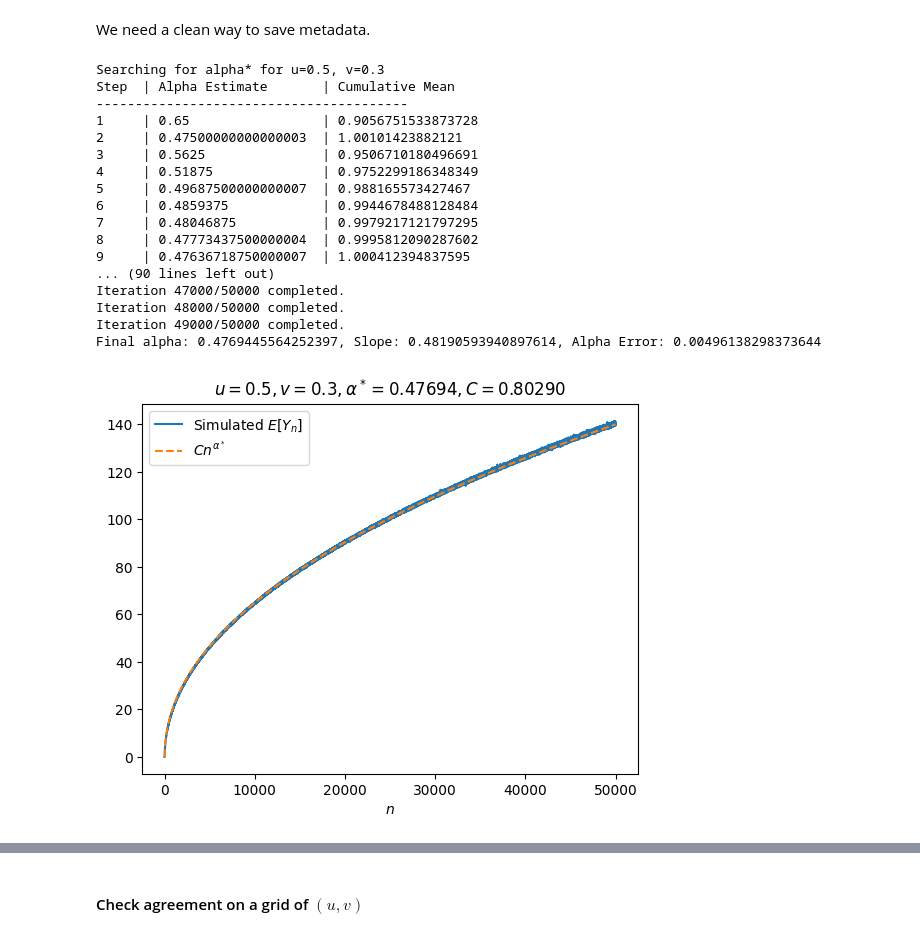
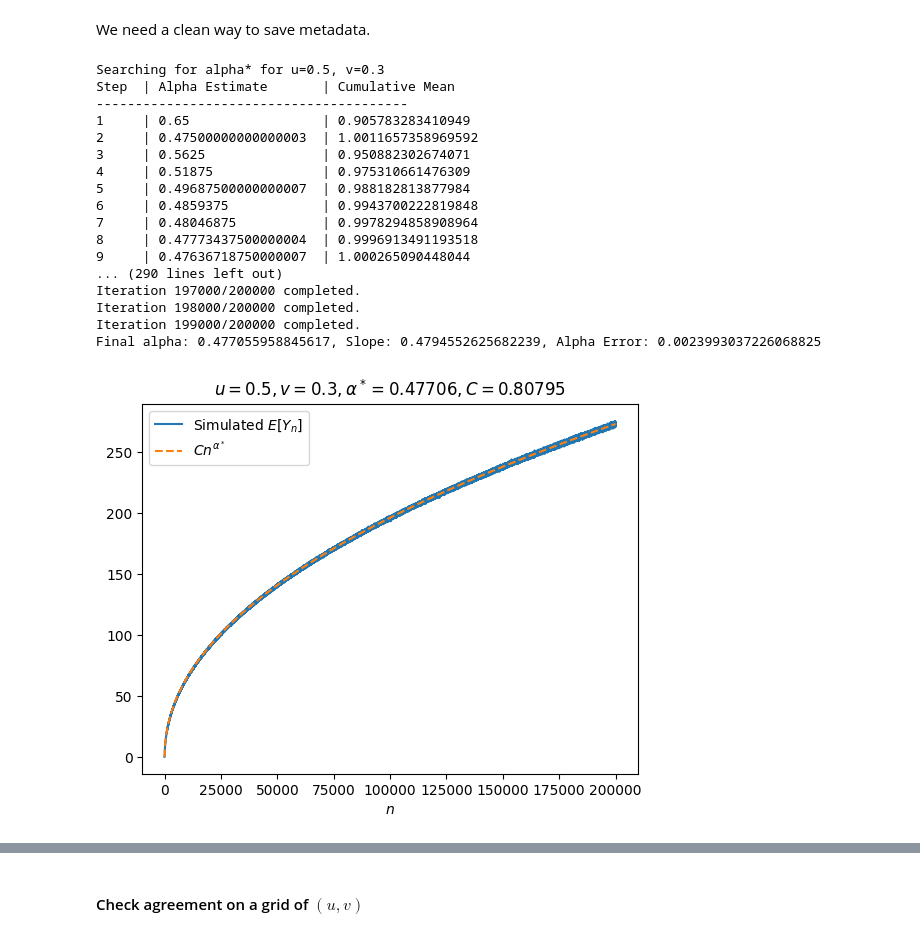
Before and after one commit to mintcd/m2-bezout, a Jupyter notebook: internship/src/knuth/check_asymptotic.ipynb, the cells around one changed output, grey strips where cells are left out. Drawn from its saved outputs; the diff is of its cells as text; code cells hidden in the pictures.

```diff
--- a/internship/src/knuth/check_asymptotic.ipynb
+++ b/internship/src/knuth/check_asymptotic.ipynb
@@ -316,62 +316,62 @@ def callback(iter, X, alpha_history, finished=False):
 u=0.5
 v=0.3
 num_particles = 100000
-N = 50000
+N = 200000
 
 
 # Find alpha by bisection search
 
 final_alpha, final_X = find_alpha_bisection(
   u=u, v=v,
-  num_particles=1000000, tolerance=1e-20, max_steps=50
+  num_particles=1000000, tolerance=1e-20, max_steps=100
   )
 
 # Find alpha by linear regression
 
 Yns = simulate_Yn(u, v, N, num_particles)
 EYns = np.mean(Yns, axis=1)
 
 start_idx = int(N * 0.1)
 tail_idx = int(N * 0.8)
 
 log_n = np.log(np.arange(start_idx, N))
 log_Y = np.log(EYns[start_idx:N])
 slope, intercept, r_value, p_value, std_err = linregress(log_n, log_Y)
 alpha_error = np.abs(slope - final_alpha)
 
 print(f"Final alpha: {final_alpha}, Slope: {slope}, Alpha Error: {alpha_error}")
 
 # Plot
 
 C = EYns[-1]/(N-1)**final_alpha
 theoretical_Yn = C * np.arange(0, N)**final_alpha
 
 plt.plot(EYns, label='Simulated $E[Y_n]$')
 plt.plot(np.arange(0, N), theoretical_Yn,
          label='$Cn^{\\alpha^*}$', linestyle='dashed')
 plt.xlabel('$n$')
 plt.title(f'$u={u}, v={v}, \\alpha^*={final_alpha:.5f}, C={C:.5f}$')
 plt.legend()
 plt.show()
 # %% [output]
 Searching for alpha* for u=0.5, v=0.3
 Step  | Alpha Estimate       | Cumulative Mean
 ----------------------------------------
-1     | 0.65                 | 0.9056751533873728
-2     | 0.47500000000000003  | 1.00101423882121
-3     | 0.5625               | 0.9506710180496691
-4     | 0.51875              | 0.9752299186348349
-5     | 0.49687500000000007  | 0.988165573427467
-6     | 0.4859375            | 0.9944678488128484
-7     | 0.48046875           | 0.9979217121797295
-8     | 0.47773437500000004  | 0.9995812090287602
-9     | 0.47636718750000007  | 1.000412394837595
-... (90 lines left out)
-Iteration 47000/50000 completed.
-Iteration 48000/50000 completed.
-Iteration 49000/50000 completed.
-Final alpha: 0.4769445564252397, Slope: 0.48190593940897614, Alpha Error: 0.00496138298373644
+1     | 0.65                 | 0.905783283410949
+2     | 0.47500000000000003  | 1.0011657358969592
+3     | 0.5625               | 0.950882302674071
+4     | 0.51875              | 0.975310661476309
+5     | 0.49687500000000007  | 0.988182813877984
+6     | 0.4859375            | 0.9943700222819848
+7     | 0.48046875           | 0.9978294858908964
+8     | 0.47773437500000004  | 0.9996913491193518
+9     | 0.47636718750000007  | 1.000265090448044
+... (290 lines left out)
+Iteration 197000/200000 completed.
+Iteration 198000/200000 completed.
+Iteration 199000/200000 completed.
+Final alpha: 0.477055958845617, Slope: 0.4794552625682239, Alpha Error: 0.0023993037226068825
-[figure, old version]
+[figure, new version]
 # %%
 u=0.4
 v=0.15
```
Also changed, not shown: parts of 1 cell of this notebook, 3 other files.
